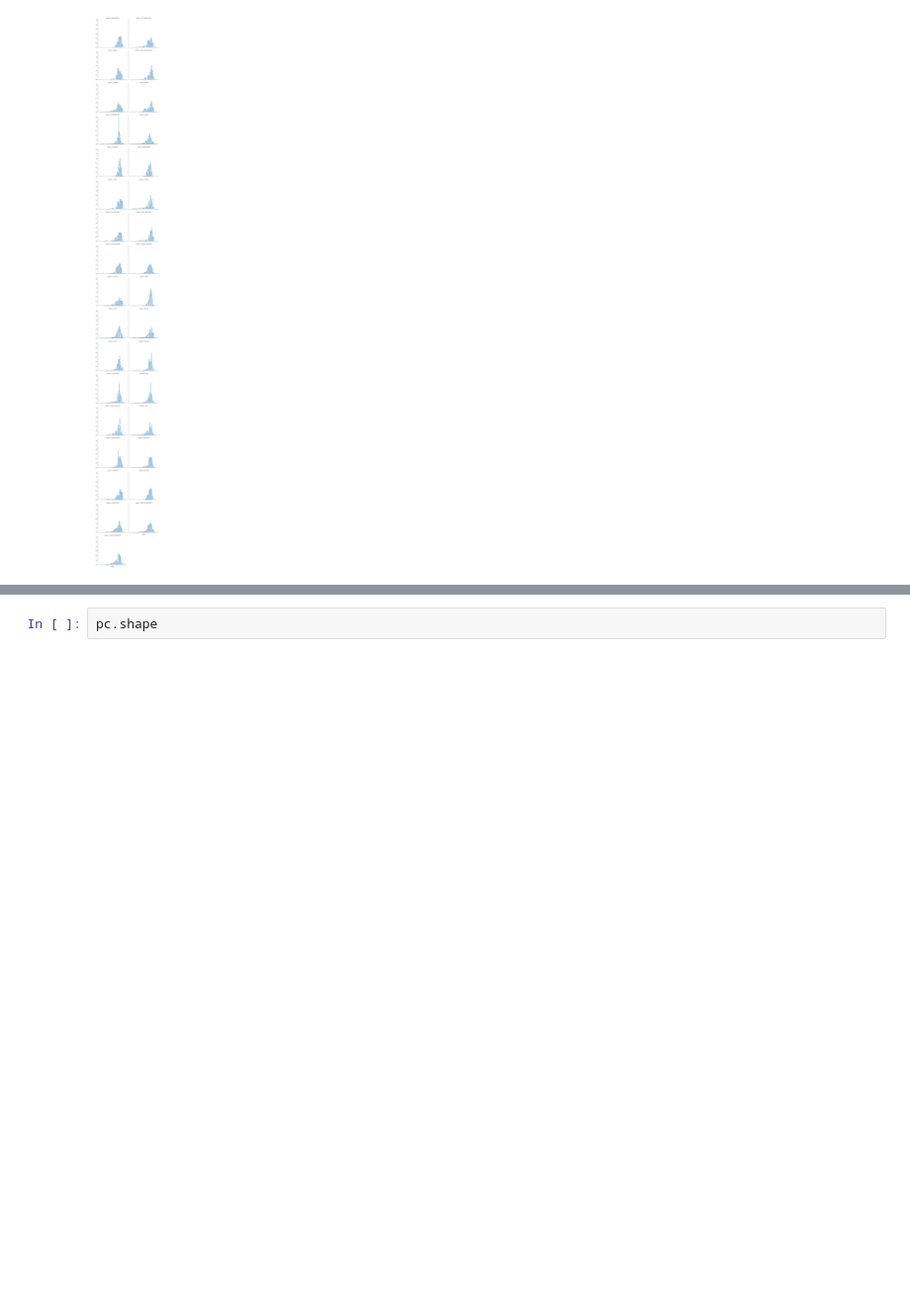
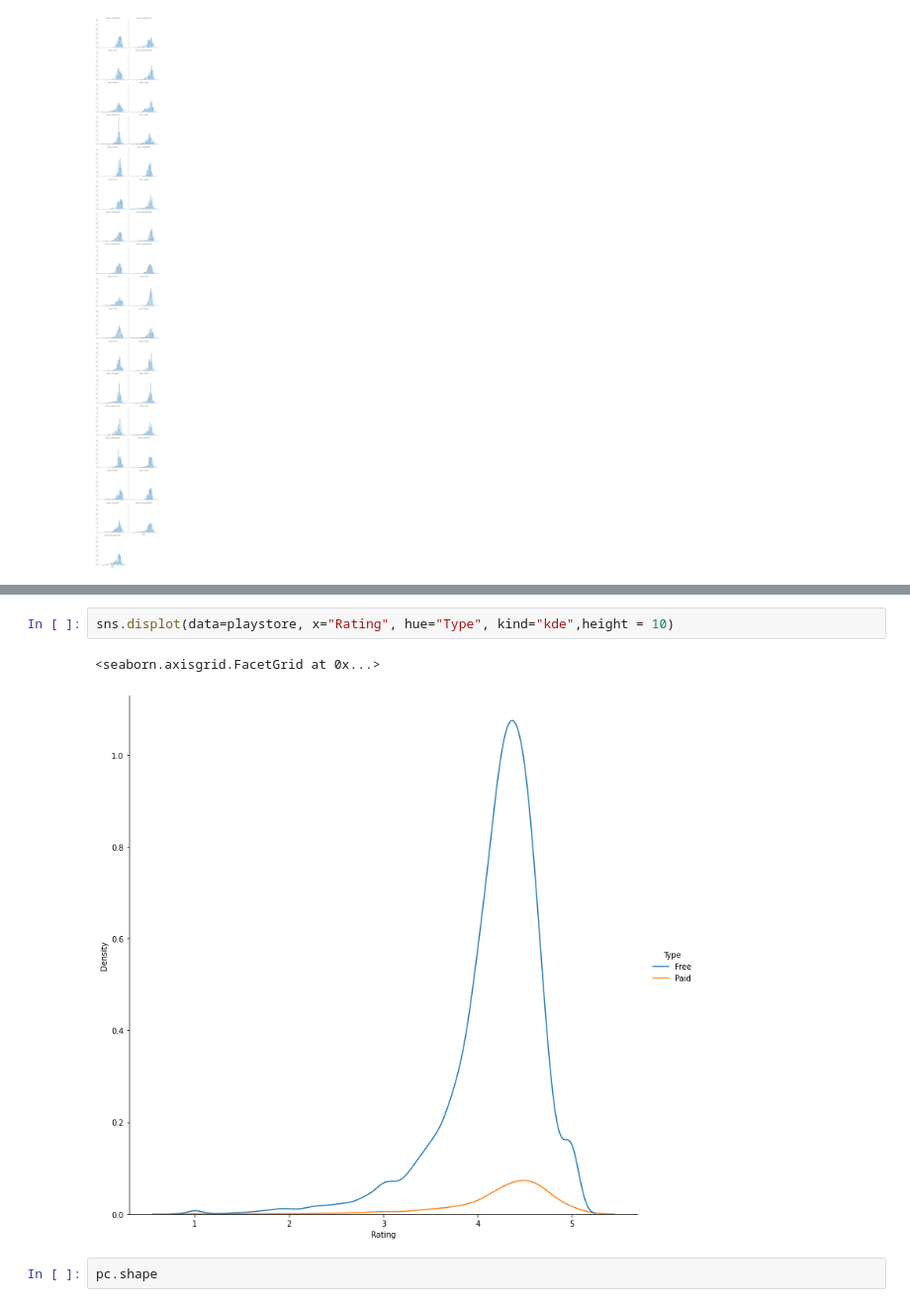
Before and after one commit to PrathnaPel/GooglePlayStoreML, a Jupyter notebook: Data Preprocessiong and Exploration.ipynb, the cells around one changed output, grey strips where cells are left out. Shown: that part at 99% size. Drawn from its saved outputs; the diff is of its cells as text; blank space fills up the shorter version.

```diff
--- a/Data Preprocessiong and Exploration.ipynb
+++ b/Data Preprocessiong and Exploration.ipynb
@@ -129,3 +135,8 @@ g.map(sns.distplot,'Rating')
+# %%
+sns.displot(data=playstore, x="Rating", hue="Type", kind="kde",height = 10)
+# %% [output]
+<seaborn.axisgrid.FacetGrid at 0x...>
+[figure, added]
 # %%
 pc.shape
 # %% [output]
```
Also changed, not shown: parts of 22 cells of this notebook, 4 other files.
